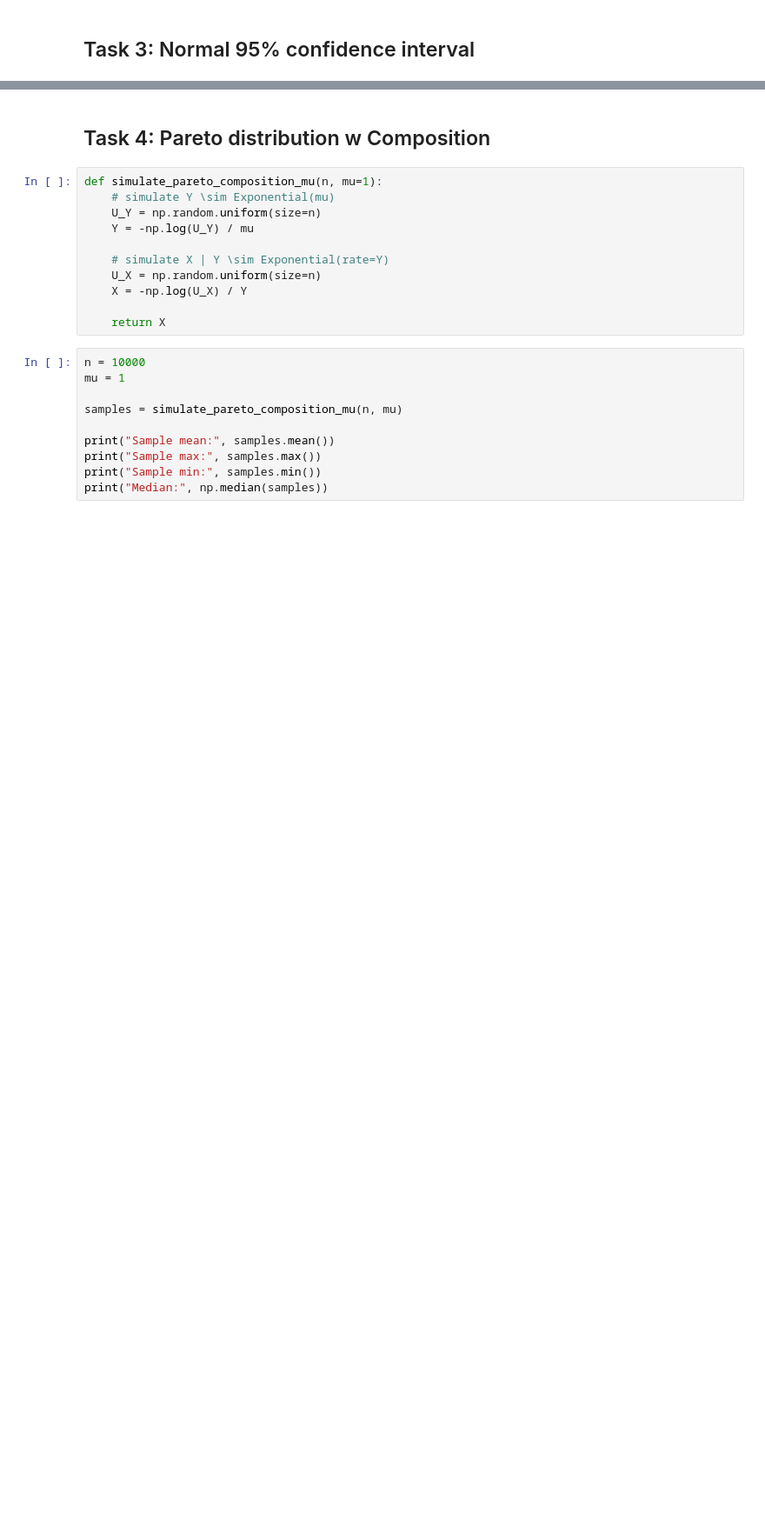
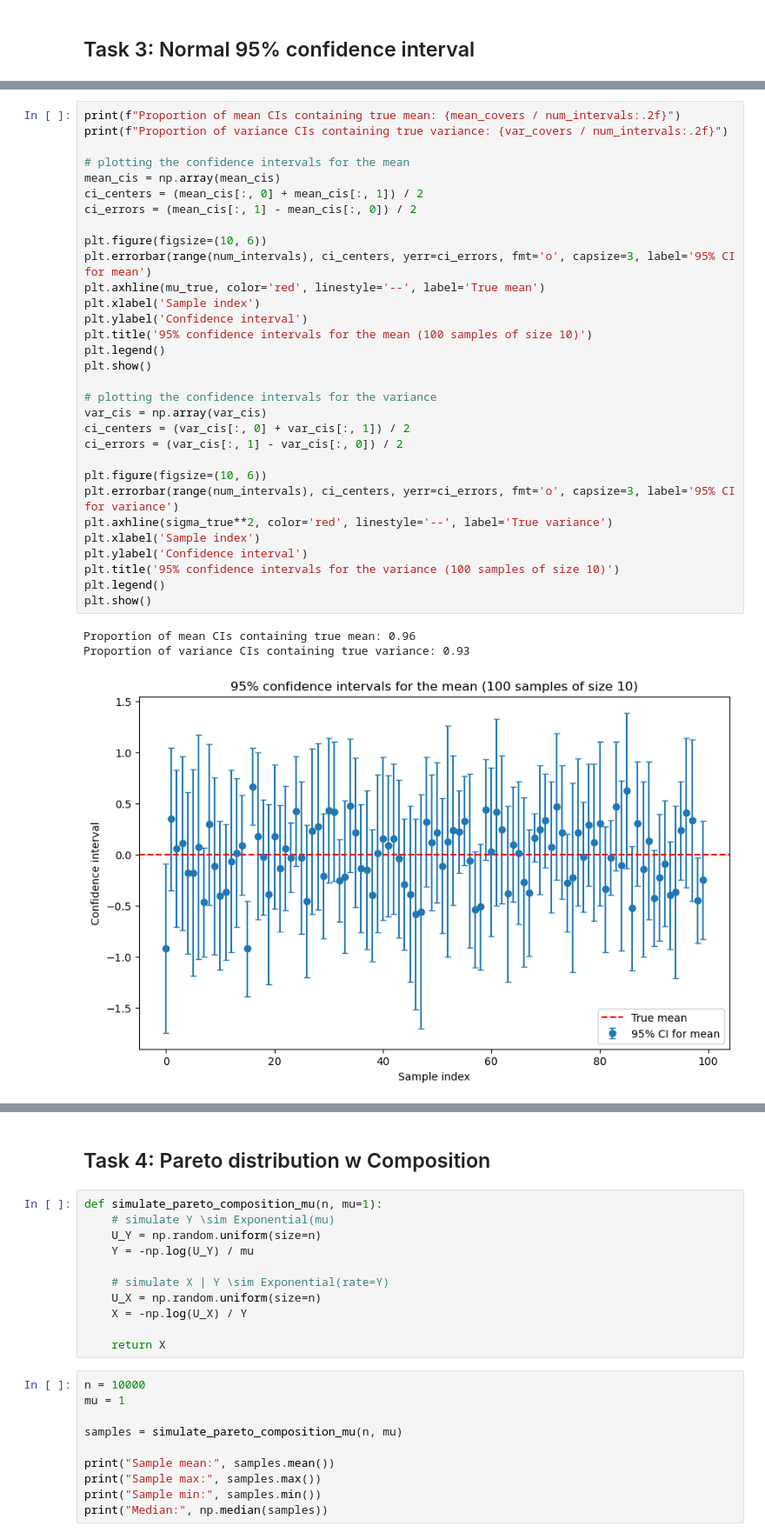
Before and after one commit to oliboli9/stochastic-simulation, a Jupyter notebook: exercises/3-SamplingContinous.ipynb, the cells around one changed output, grey strips where cells are left out. Shown: that part at 87% size. Drawn from its saved outputs; the diff is of its cells as text; blank space fills up the shorter version.

```diff
--- a/exercises/3-SamplingContinous.ipynb
+++ b/exercises/3-SamplingContinous.ipynb
@@ -169,0 +208,35 @@ k     Empirical mean      Analytical mean     Empirical var       Analytical var
+# %%
+print(f"Proportion of mean CIs containing true mean: {mean_covers / num_intervals:.2f}")
+print(f"Proportion of variance CIs containing true variance: {var_covers / num_intervals:.2f}")
+
+# plotting the confidence intervals for the mean
+mean_cis = np.array(mean_cis)
+ci_centers = (mean_cis[:, 0] + mean_cis[:, 1]) / 2
+ci_errors = (mean_cis[:, 1] - mean_cis[:, 0]) / 2
+
+plt.figure(figsize=(10, 6))
+plt.errorbar(range(num_intervals), ci_centers, yerr=ci_errors, fmt='o', capsize=3, label='95% CI for mean')
+plt.axhline(mu_true, color='red', linestyle='--', label='True mean')
+plt.xlabel('Sample index')
+plt.ylabel('Confidence interval')
+plt.title('95% confidence intervals for the mean (100 samples of size 10)')
+plt.legend()
+plt.show()
+
+# plotting the confidence intervals for the variance
+var_cis = np.array(var_cis)
+ci_centers = (var_cis[:, 0] + var_cis[:, 1]) / 2
+ci_errors = (var_cis[:, 1] - var_cis[:, 0]) / 2
+
+plt.figure(figsize=(10, 6))
+plt.errorbar(range(num_intervals), ci_centers, yerr=ci_errors, fmt='o', capsize=3, label='95% CI for variance')
+plt.axhline(sigma_true**2, color='red', linestyle='--', label='True variance')
+plt.xlabel('Sample index')
+plt.ylabel('Confidence interval')
+plt.title('95% confidence intervals for the variance (100 samples of size 10)')
+plt.legend()
+plt.show()
+# %% [output]
+Proportion of mean CIs containing true mean: 0.96
+Proportion of variance CIs containing true variance: 0.93
+[figure, added]
```
Also changed, not shown: parts of 10 cells of this notebook.
